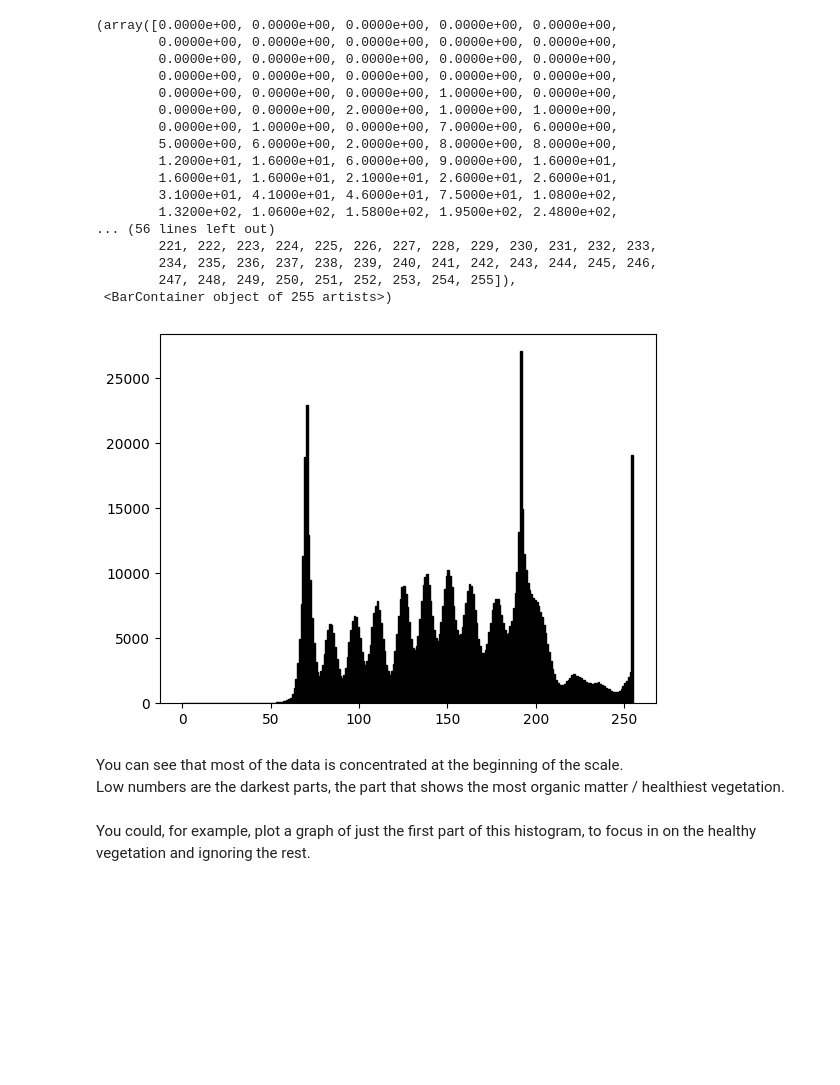
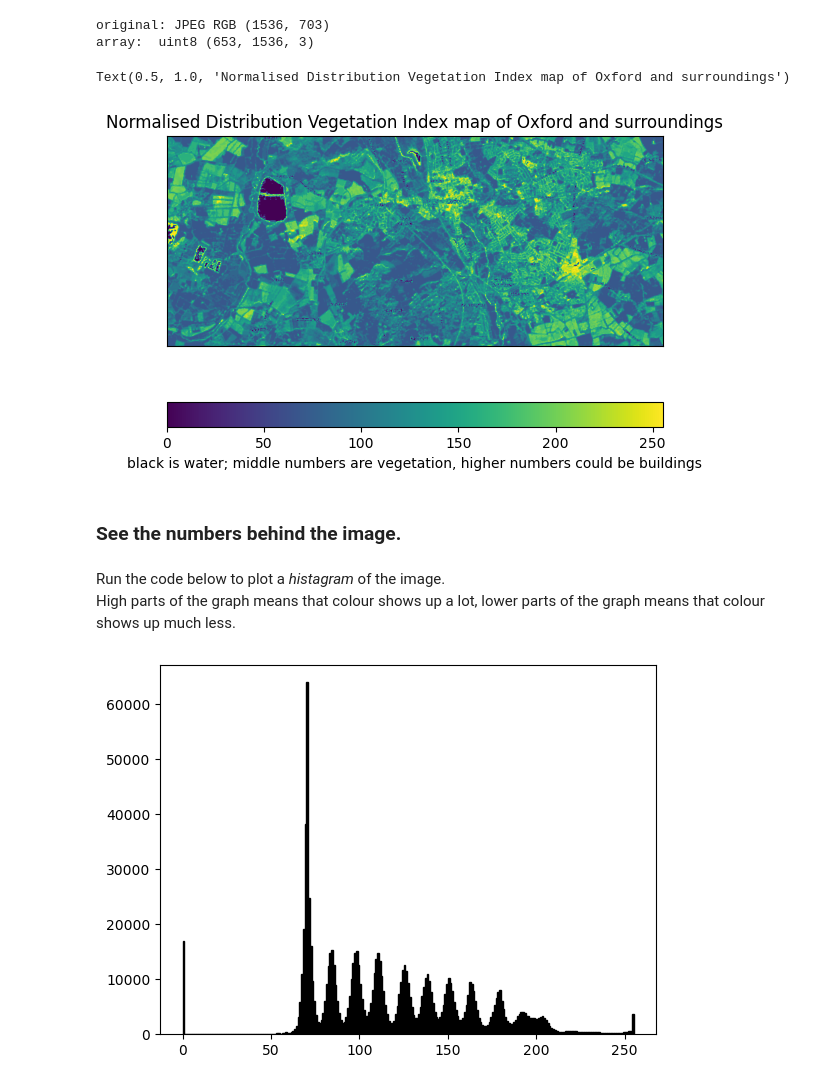
Before and after one commit to hermonochy/satellite-imagery, a Jupyter notebook: content/CCC/Extra-DataManipulation.ipynb, the cells around one changed output. Cells and saved outputs as stored; diff of their text form; code cells hidden in the pictures; blank space fills up the shorter version.

```diff
--- a/content/CCC/Extra-DataManipulation.ipynb
+++ b/content/CCC/Extra-DataManipulation.ipynb
@@ -56,26 +14,20 @@ Plot a histagram of the image, to see which colours are the most prominant.
+# %%
+my_Image = s.convert( "Oxford.jpg" )
+plt.imshow(my_Image, cmap='viridis')
+s.tidy_plot()
+plt.colorbar(orientation='horizontal', label="black is water; middle numbers are vegetation, higher numbers could be buildings")
+plt.title('Normalised Distribution Vegetation Index map of Oxford and surroundings')
+# %% [output]
+original: JPEG RGB (1536, 703)
+array:  uint8 (653, 1536, 3)
+Text(0.5, 1.0, 'Normalised Distribution Vegetation Index map of Oxford and surroundings')
+[figure, added]
+# %% [markdown]
+<h3>See the numbers behind the image.</h3>
+# %% [markdown]
+Run the code below to plot a <em>histagram</em> of the image.<br>
+High parts of the graph means that colour shows up a lot, lower parts of the graph means that colour shows up much less.
 # %%
-plt.hist(my_Image.ravel(), bins=range(256), fc='k', ec='k')
+plt.show(plt.hist(my_Image.ravel(), bins=range(256), fc='k', ec='k'))
 # %% [output]
-(array([0.0000e+00, 0.0000e+00, 0.0000e+00, 0.0000e+00, 0.0000e+00,
-        0.0000e+00, 0.0000e+00, 0.0000e+00, 0.0000e+00, 0.0000e+00,
-        0.0000e+00, 0.0000e+00, 0.0000e+00, 0.0000e+00, 0.0000e+00,
-        0.0000e+00, 0.0000e+00, 0.0000e+00, 0.0000e+00, 0.0000e+00,
-        0.0000e+00, 0.0000e+00, 0.0000e+00, 1.0000e+00, 0.0000e+00,
-        0.0000e+00, 0.0000e+00, 2.0000e+00, 1.0000e+00, 1.0000e+00,
-        0.0000e+00, 1.0000e+00, 0.0000e+00, 7.0000e+00, 6.0000e+00,
-        5.0000e+00, 6.0000e+00, 2.0000e+00, 8.0000e+00, 8.0000e+00,
-        1.2000e+01, 1.6000e+01, 6.0000e+00, 9.0000e+00, 1.6000e+01,
-        1.6000e+01, 1.6000e+01, 2.1000e+01, 2.6000e+01, 2.6000e+01,
-        3.1000e+01, 4.1000e+01, 4.6000e+01, 7.5000e+01, 1.0800e+02,
-        1.3200e+02, 1.0600e+02, 1.5800e+02, 1.9500e+02, 2.4800e+02,
-... (56 lines left out)
-        221, 222, 223, 224, 225, 226, 227, 228, 229, 230, 231, 232, 233,
-        234, 235, 236, 237, 238, 239, 240, 241, 242, 243, 244, 245, 246,
-        247, 248, 249, 250, 251, 252, 253, 254, 255]),
- <BarContainer object of 255 artists>)
-[figure, old version]
+[figure, new version]
-# %% [markdown]
-You can see that most of the data is concentrated at the beginning of the scale.<br>
-Low numbers are the darkest parts, the part that shows the most organic matter / healthiest vegetation.<br>
-<br>
-You could, for example, plot a graph of just the first part of this histogram, to focus in on the healthy vegetation and ignoring the rest.
```
Also changed, not shown: parts of 22 cells of this notebook, 1 other file.
